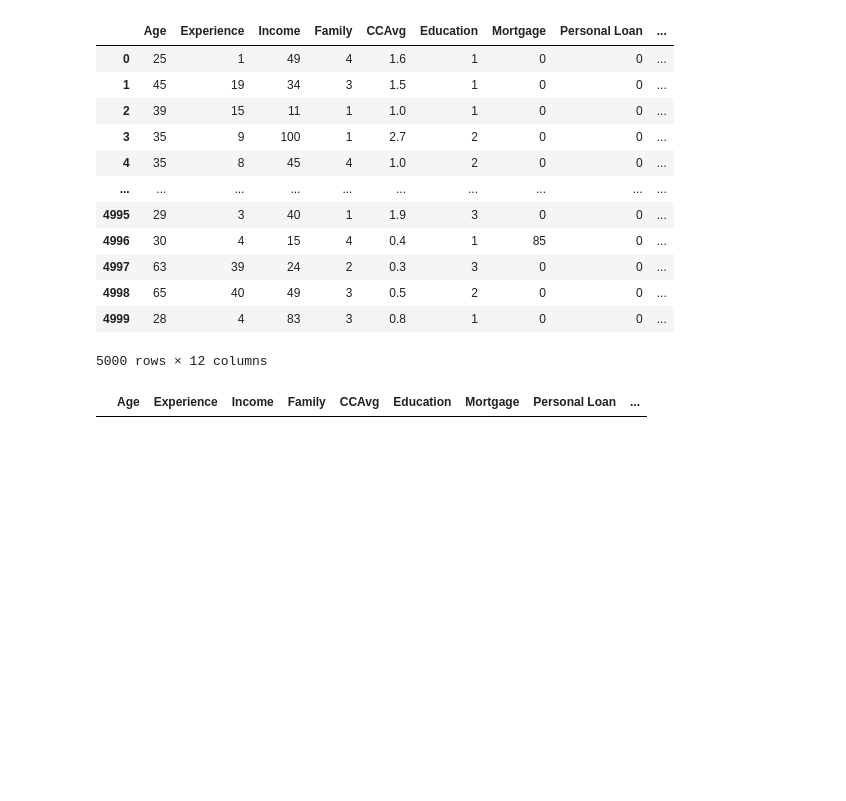
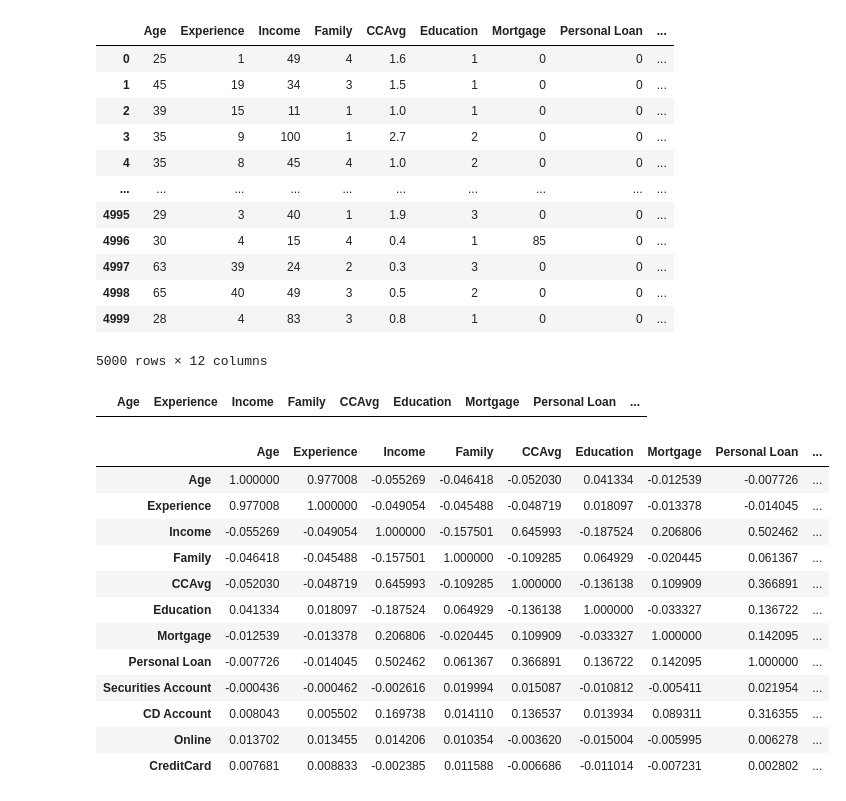
Before and after one commit to Hrithikkumar30/Financial_analysis, a Jupyter notebook: main.ipynb, the cells around one changed output. Cells and saved outputs as stored; diff of their text form; code cells hidden in the pictures; blank space fills up the shorter version.

```diff
--- a/main.ipynb
+++ b/main.ipynb
@@ -164,3 +164,19 @@ data['Experience'] = np.where(data['Experience']<0, data['Experience'].mean(),da
 data[data['Experience']<0]
 # %% [output]
 |  | Age | Experience | Income | Family | CCAvg | Education | Mortgage | Personal Loan | ... |
+# %%
+data.corr()
+# %% [output]
+|  | Age | Experience | Income | Family | CCAvg | Education | Mortgage | Personal Loan | ... |
+| Age | 1.000000 | 0.977008 | -0.055269 | -0.046418 | -0.052030 | 0.041334 | -0.012539 | -0.007726 | ... |
+| Experience | 0.977008 | 1.000000 | -0.049054 | -0.045488 | -0.048719 | 0.018097 | -0.013378 | -0.014045 | ... |
+| Income | -0.055269 | -0.049054 | 1.000000 | -0.157501 | 0.645993 | -0.187524 | 0.206806 | 0.502462 | ... |
+| Family | -0.046418 | -0.045488 | -0.157501 | 1.000000 | -0.109285 | 0.064929 | -0.020445 | 0.061367 | ... |
+| CCAvg | -0.052030 | -0.048719 | 0.645993 | -0.109285 | 1.000000 | -0.136138 | 0.109909 | 0.366891 | ... |
+| Education | 0.041334 | 0.018097 | -0.187524 | 0.064929 | -0.136138 | 1.000000 | -0.033327 | 0.136722 | ... |
+| Mortgage | -0.012539 | -0.013378 | 0.206806 | -0.020445 | 0.109909 | -0.033327 | 1.000000 | 0.142095 | ... |
+| Personal Loan | -0.007726 | -0.014045 | 0.502462 | 0.061367 | 0.366891 | 0.136722 | 0.142095 | 1.000000 | ... |
+| Securities Account | -0.000436 | -0.000462 | -0.002616 | 0.019994 | 0.015087 | -0.010812 | -0.005411 | 0.021954 | ... |
+| CD Account | 0.008043 | 0.005502 | 0.169738 | 0.014110 | 0.136537 | 0.013934 | 0.089311 | 0.316355 | ... |
+| Online | 0.013702 | 0.013455 | 0.014206 | 0.010354 | -0.003620 | -0.015004 | -0.005995 | 0.006278 | ... |
+| CreditCard | 0.007681 | 0.008833 | -0.002385 | 0.011588 | -0.006686 | -0.011014 | -0.007231 | 0.002802 | ... |
```
Also changed, not shown: parts of 20 cells of this notebook.
